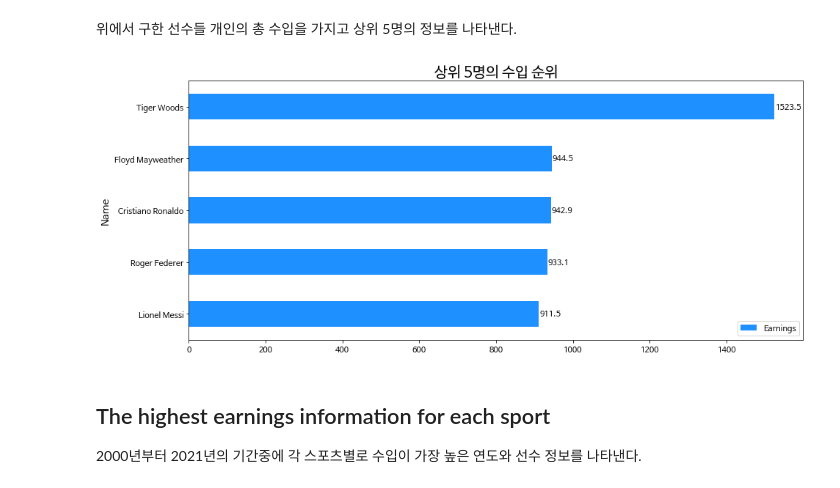
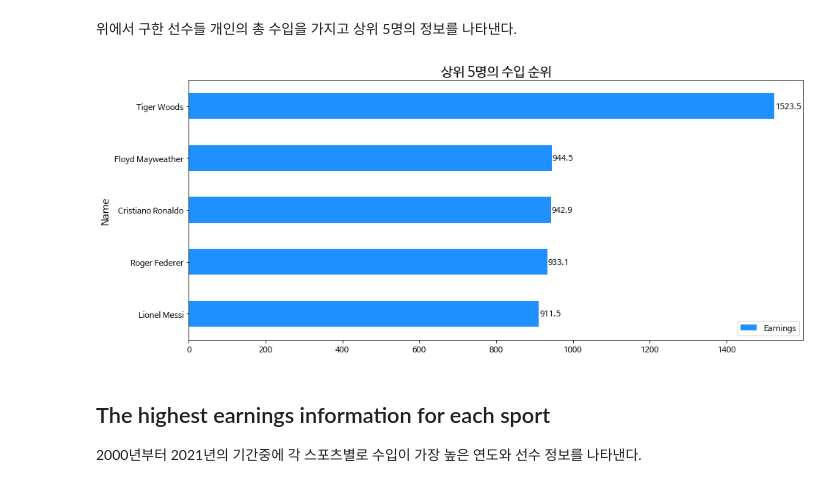
Before and after one commit to gjsin1105/DAP__, a Jupyter notebook: FinalProject.ipynb, the cells around one changed output. Drawn from its saved outputs; the diff is of its cells as text; code cells hidden in the pictures.

```diff
--- a/FinalProject.ipynb
+++ b/FinalProject.ipynb
@@ -143,15 +139,15 @@ Name: Earnings, Length: 429, dtype: float64
 # %%
 top = pd.DataFrame(athlete_total)
 topincome = top.iloc[len(athlete_total)-5:len(athlete_total)+1]
 plt.rc('font', size=11)
-plt.rc('axes', titlesize=20)
+plt.rc('axes', titlesize=18)
 plt.rc('axes', labelsize=14)
 ax = topincome.plot(kind='barh', figsize=(15, 6.5), title='상위 5명의 수입 순위', color='dodgerblue', grid=False)
 for p in ax.patches:
     x, y, width, height = p.get_bbox().bounds
     ax.text(width*1.002, y+height/2, "%.1f"%(width), va='center')
 # %% [output]
-[figure, old version]
+[figure, new version]
 # %% [markdown]
 ## The highest earnings information for each sport
 2000년부터 2021년의 기간중에 각 스포츠별로 수입이 가장 높은 연도와 선수 정보를 나타낸다.
```
Also changed, not shown: parts of 8 cells of this notebook.
